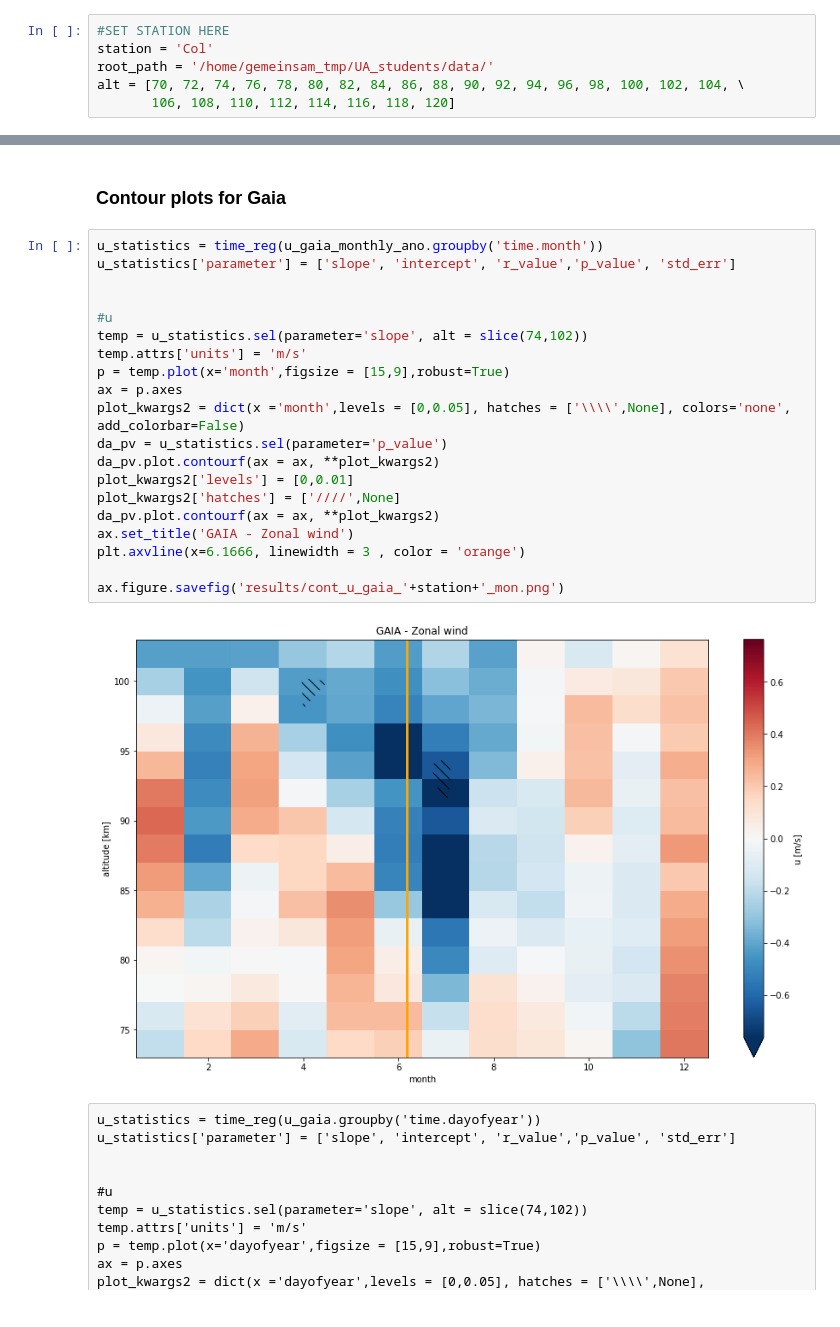
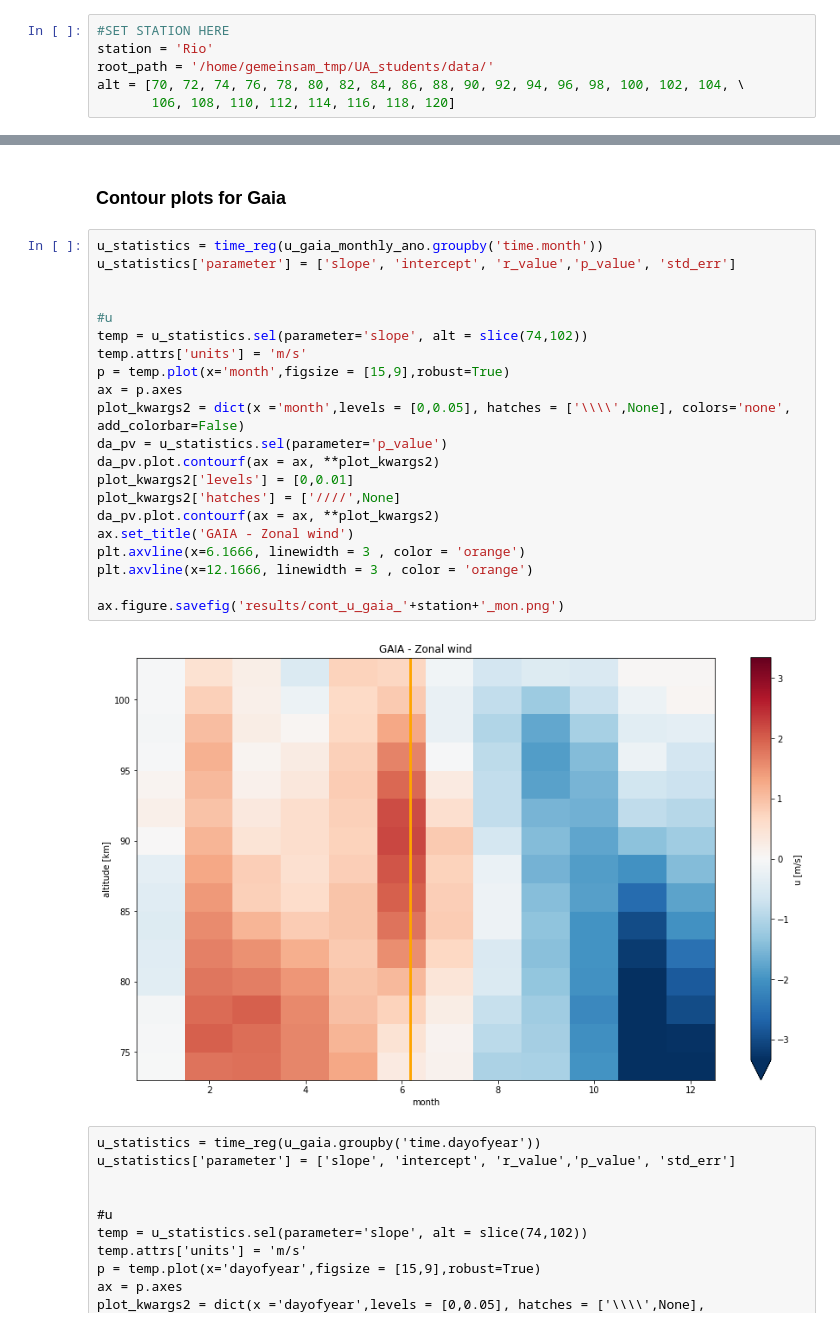
Before and after one commit to VACILT/trends_project, a Jupyter notebook: data_introduction_jason.ipynb, the cells around one changed output, grey strips where cells are left out. Saved outputs shown, nothing was run; the diff lists cells and outputs as text.

```diff
--- a/data_introduction_jason.ipynb
+++ b/data_introduction_jason.ipynb
@@ -9,7 +9,7 @@ from matplotlib.legend_handler import HandlerLineCollection, HandlerTuple
 from scipy import stats
 # %%
 #SET STATION HERE
-station = 'Col'
+station = 'Rio'
 root_path = '/home/gemeinsam_tmp/UA_students/data/'
 alt = [70, 72, 74, 76, 78, 80, 82, 84, 86, 88, 90, 92, 94, 96, 98, 100, 102, 104, \
        106, 108, 110, 112, 114, 116, 118, 120]
@@ -649,25 +663,26 @@ ax1 = u_gw_gaia_clima_slice.plot(x = 'week',robust=True,figsize = [15,9])
 # %%
 u_statistics = time_reg(u_gaia_monthly_ano.groupby('time.month'))
 u_statistics['parameter'] = ['slope', 'intercept', 'r_value','p_value', 'std_err']
 
 
 #u
 temp = u_statistics.sel(parameter='slope', alt = slice(74,102))
 temp.attrs['units'] = 'm/s'
 p = temp.plot(x='month',figsize = [15,9],robust=True)
 ax = p.axes
 plot_kwargs2 = dict(x ='month',levels = [0,0.05], hatches = ['\\\\',None], colors='none', add_colorbar=False)
 da_pv = u_statistics.sel(parameter='p_value')
 da_pv.plot.contourf(ax = ax, **plot_kwargs2)
 plot_kwargs2['levels'] = [0,0.01]
 plot_kwargs2['hatches'] = ['////',None]
 da_pv.plot.contourf(ax = ax, **plot_kwargs2)
 ax.set_title('GAIA - Zonal wind')
 plt.axvline(x=6.1666, linewidth = 3 , color = 'orange')
+plt.axvline(x=12.1666, linewidth = 3 , color = 'orange')
 
 ax.figure.savefig('results/cont_u_gaia_'+station+'_mon.png')
 # %% [output]
-[figure, old version]
+[figure, new version]
 # %% [raw]
 u_statistics = time_reg(u_gaia.groupby('time.dayofyear'))
 u_statistics['parameter'] = ['slope', 'intercept', 'r_value','p_value', 'std_err']
```
Also changed, not shown: parts of 24 cells of this notebook.
